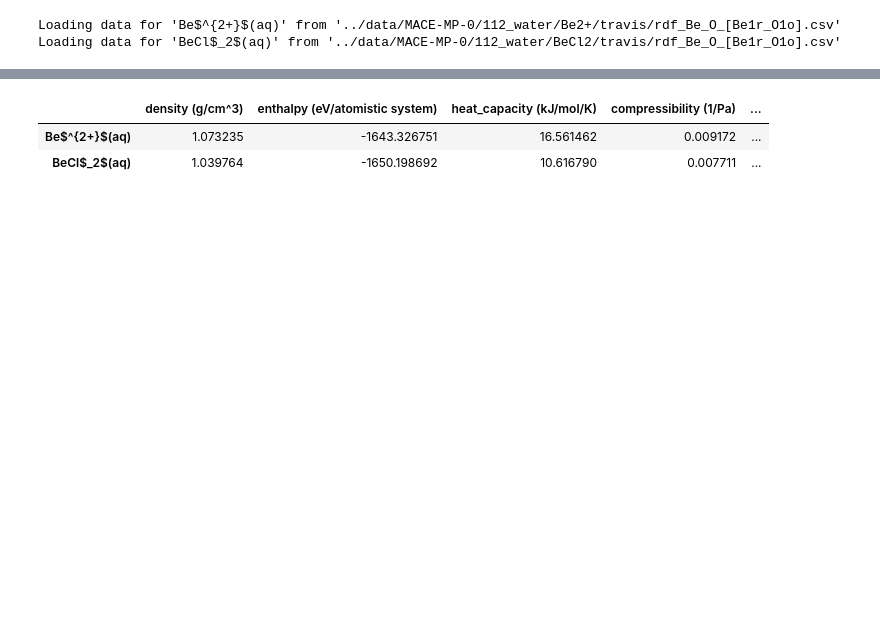
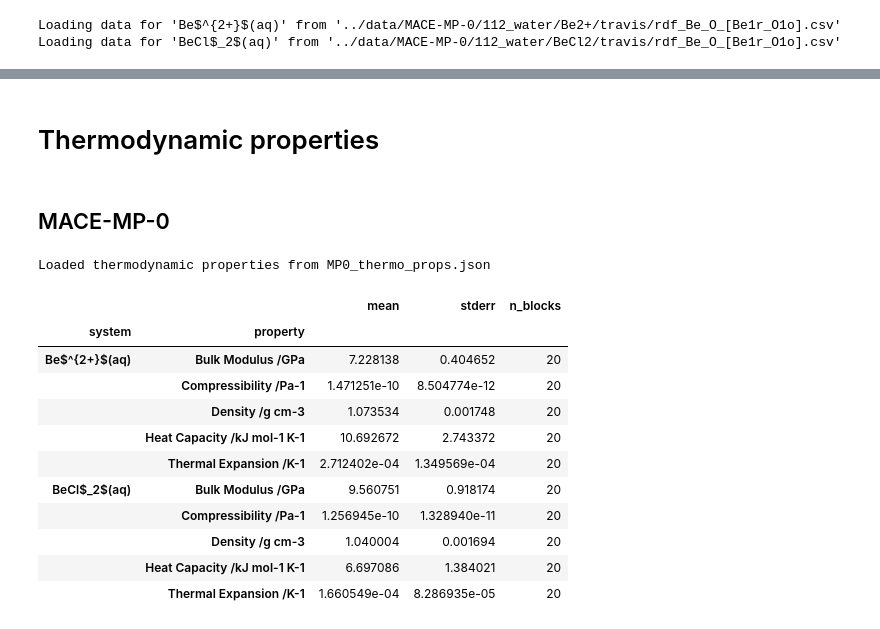
Before and after one commit to viktorsvahn/water, a Jupyter notebook: beryllium.ipynb, the cells around one changed output, grey strips where cells are left out. Cells and saved outputs as stored; diff of their text form; code cells hidden in the pictures; blank space fills up the shorter version.

Commit message:
Now possible to compute thermodyanmic properties using a caching function.

```diff
--- a/beryllium.ipynb
+++ b/beryllium.ipynb
@@ -217,8 +70,27 @@ Loading data for 'BeCl$_2$(aq)' from '../data/MACE-MP-0/112_water/BeCl2/112_wate
-# %%
-MP0_thermo_props = get_thermo_props(MP0_traj_data)
-df = pd.DataFrame.from_dict(MP0_thermo_props, orient='index')
-df
-# %% [output]
-|  | density (g/cm^3) | enthalpy (eV/atomistic system) | heat_capacity (kJ/mol/K) | compressibility (1/Pa) | ... |
-| Be$^{2+}$(aq) | 1.073235 | -1643.326751 | 16.561462 | 0.009172 | ... |
-| BeCl$_2$(aq) | 1.039764 | -1650.198692 | 10.616790 | 0.007711 | ... |
+# %% [markdown]
+# Thermodynamic properties
+# %% [markdown]
+## MACE-MP-0
+# %%
+thermo_df = hf.cached_thermo_props(
+    'MP0_thermo_props.json',
+    MP0_paths,
+    data_path,
+    temperature=350.0,
+    block_sizes={"density": 500, "enthalpy": 500, "heat_capacity": 500, "compressibility": 500, "bulk_modulus": 500, "thermal_expansion": 500}
+)
+thermo_df
+# %% [output]
+Loaded thermodynamic properties from MP0_thermo_props.json
+|  |  | mean | stderr | n_blocks |
+| system | property |  |  |  |
+| Be$^{2+}$(aq) | Bulk Modulus /GPa | 7.228138 | 0.404652 | 20 |
+|  | Compressibility /Pa-1 | 1.471251e-10 | 8.504774e-12 | 20 |
+|  | Density /g cm-3 | 1.073534 | 0.001748 | 20 |
+|  | Heat Capacity /kJ mol-1 K-1 | 10.692672 | 2.743372 | 20 |
+|  | Thermal Expansion /K-1 | 2.712402e-04 | 1.349569e-04 | 20 |
+| BeCl$_2$(aq) | Bulk Modulus /GPa | 9.560751 | 0.918174 | 20 |
+|  | Compressibility /Pa-1 | 1.256945e-10 | 1.328940e-11 | 20 |
+|  | Density /g cm-3 | 1.040004 | 0.001694 | 20 |
+|  | Heat Capacity /kJ mol-1 K-1 | 6.697086 | 1.384021 | 20 |
+|  | Thermal Expansion /K-1 | 1.660549e-04 | 8.286935e-05 | 20 |
```
Also changed, not shown: parts of 7 cells of this notebook, 3 other files.
